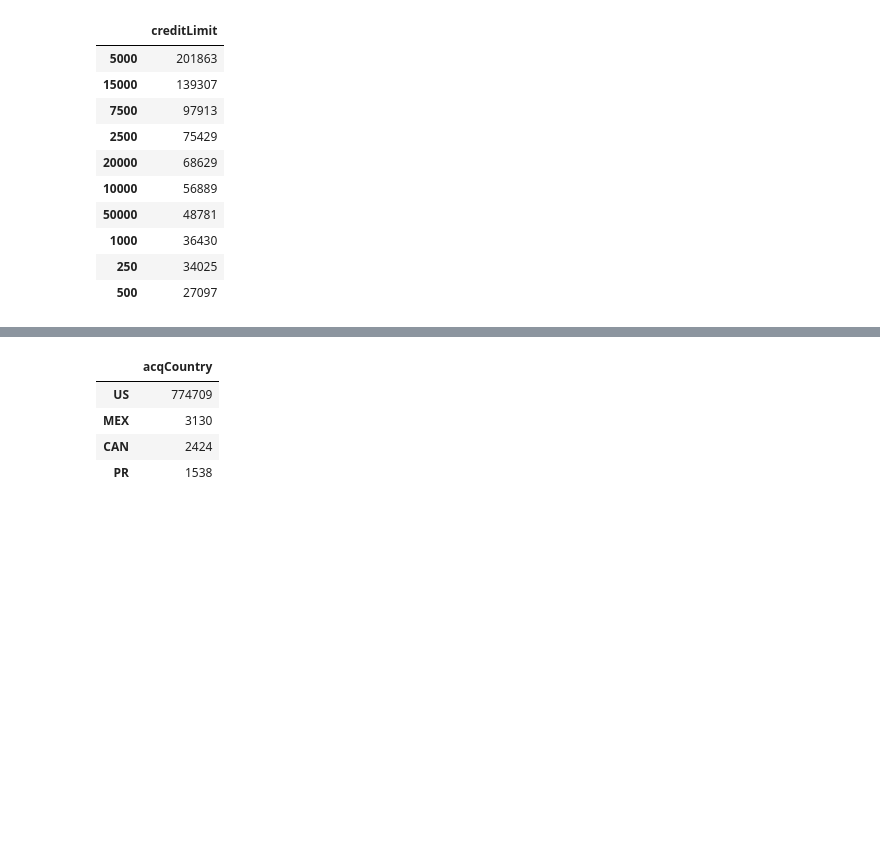
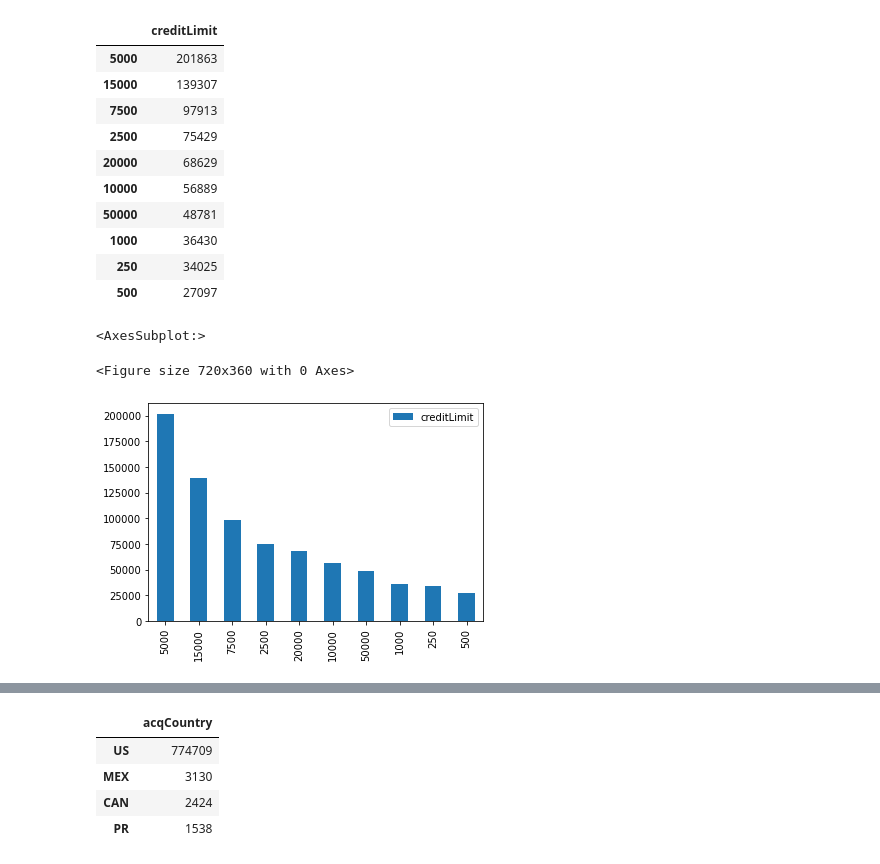
Before and after one commit to pranjaliy/CapitalOne-DS, a Jupyter notebook: Part A (Loading and EDA).ipynb, the cells around one changed output, grey strips where cells are left out. Cells and saved outputs as stored; diff of their text form; code cells hidden in the pictures; blank space fills up the shorter version.

```diff
--- a/Part A (Loading and EDA).ipynb
+++ b/Part A (Loading and EDA).ipynb
@@ -113,5 +146,5 @@ Index(['customerId', 'creditLimit', 'availableMoney', 'transactionDateTime',
 # %%
-creditLimit=data['creditLimit'].value_counts().to_frame()
+creditLimit=data['creditLimit'].value_counts().sort_values(ascending=False).to_frame()
 creditLimit
 # %% [output]
 |  | creditLimit |
@@ -125,3 +158,10 @@ creditLimit
 | 1000 | 36430 |
 | 250 | 34025 |
 | 500 | 27097 |
+# %%
+plt.figure(figsize=(10,5))
+creditLimit.plot(kind='bar')
+# %% [output]
+<AxesSubplot:>
+<Figure size 720x360 with 0 Axes>
+[figure, added]
```
Also changed, not shown: parts of 42 cells of this notebook.
